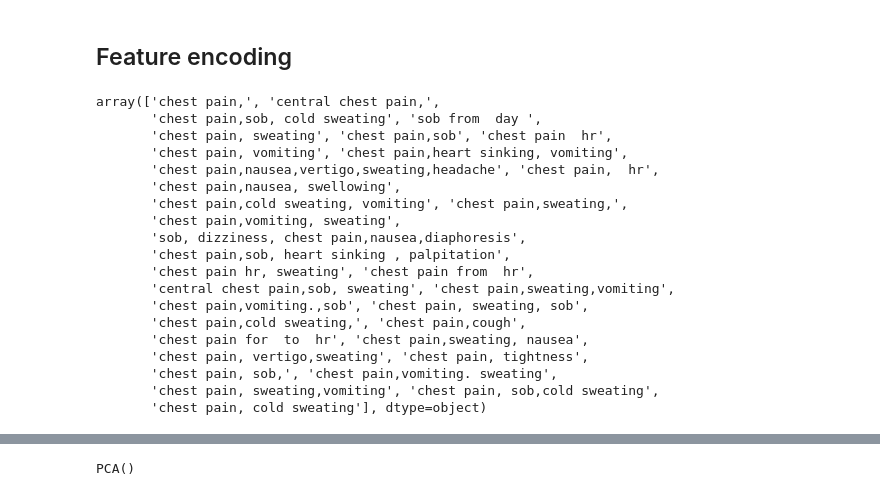
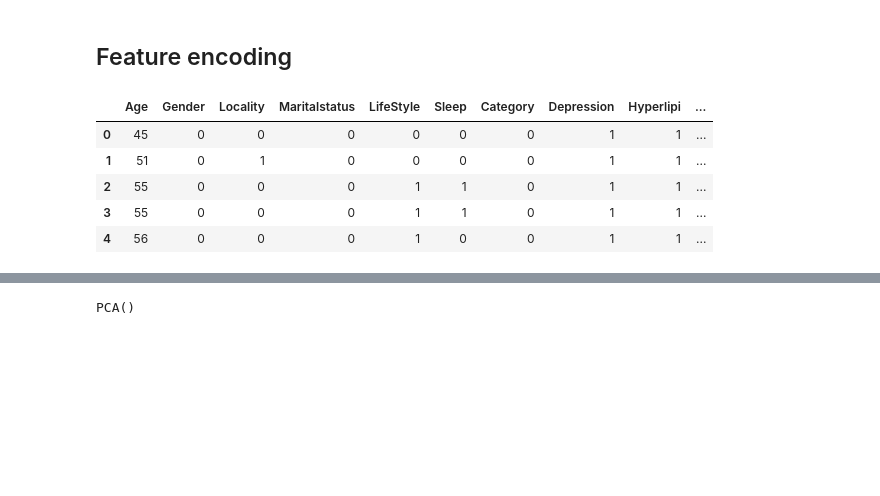
Before and after one commit to miladziekanowska/heart-failure-classification, a Jupyter notebook: Heart_failure_EDA_Modeling.ipynb, the cells around one changed output, grey strips where cells are left out. Saved outputs shown, nothing was run; the diff lists cells and outputs as text; code cells hidden in the pictures; blank space fills up the shorter version.

```diff
--- a/Heart_failure_EDA_Modeling.ipynb
+++ b/Heart_failure_EDA_Modeling.ipynb
@@ -139,10 +141,11 @@ dict_keys(['Age', 'FHistory', 'BP', 'Thrombolysis', 'BUrea', 'SCr', 'SPotassium'
 # %% [markdown]
 ## Feature encoding
 # %%
-yesno_columns = ['LifeStyle', 'Sleep', 'Depression', 'Hyperlipi', 'Smoking', 'Allergies',  'Hypersensitivity']
+yesno_columns = ['LifeStyle', 'Sleep', 'Depression', 'Hyperlipi',
+                 'Smoking', 'Allergies',  'Hypersensitivity', 'HTN']
 
 yesno_map = {'NO': 0, 'YES': 1}
 
-easy_enc_columns = ['Gender', 'Locality', 'Maritalstatus', 'Category']
+easy_enc_columns = ['Gender', 'Locality', 'Maritalstatus', 'Category', 'SKReact']
 
-hard_enc_columns = ['Others', 'CO', 'Diagnosis', 'SKReact']
+hard_enc_columns = ['Others', 'CO', 'Diagnosis']
@@ -178,22 +187,40 @@ df['CO'] = df['CO'].str
 # %%
-df['CO'].unique()
+'''
+When it comes to 'Diagnosis', I do not understand a letter in here
+At work, I would ask someone with medical background to group these
+Since I am doing this alone, I asked ChatGPT to group these and it distinuished a 5 types:
+- myocardial infarctions (MI)
+- NSTEMI (Atypical ST elevation during infarction)
+- STEMI (ST elevation during infarction)
+- other types of heart attacks
+- other diagnosis (not cardiac arrest)
+Most of these are heart failures (cardiac arrests) but in medical aspects are slighly different
+'''
+
+# Let's group it
+for diagnosis in df['Diagnosis'].unique():
+    if "M.I" in diagnosis or "ACUTE" in diagnosis:
+        # myocardial infarctions (MI)
+        df.loc[df['Diagnosis'] == diagnosis, 'Diagnosis'] = 1
+    elif "NSTEMI" in diagnosis:
+        # NSTEMI (Atypical ST elevation during infarction)
+        df.loc[df['Diagnosis'] == diagnosis, 'Diagnosis'] = 2
+    elif "STEMI" in diagnosis:
+        # STEMI (ST elevation during infarction)
+        df.loc[df['Diagnosis'] == diagnosis, 'Diagnosis'] = 3
+    elif "CARDIOGENIC" in diagnosis or "MR" in diagnosis or "LBBB" in diagnosis:
+        # other diagnosis (not cardiac arrest)
+        df.loc[df['Diagnosis'] == diagnosis, 'Diagnosis'] = 4
+    else:
+        # other types of heart attacks
+        df.loc[df['Diagnosis'] == diagnosis, 'Diagnosis'] = 5
+
+
+df.head()
 # %% [output]
-array(['chest pain,', 'central chest pain,',
-       'chest pain,sob, cold sweating', 'sob from  day ',
-       'chest pain, sweating', 'chest pain,sob', 'chest pain  hr',
-       'chest pain, vomiting', 'chest pain,heart sinking, vomiting',
-       'chest pain,nausea,vertigo,sweating,headache', 'chest pain,  hr',
-       'chest pain,nausea, swellowing',
-       'chest pain,cold sweating, vomiting', 'chest pain,sweating,',
-       'chest pain,vomiting, sweating',
-       'sob, dizziness, chest pain,nausea,diaphoresis',
-       'chest pain,sob, heart sinking , palpitation',
-       'chest pain hr, sweating', 'chest pain from  hr',
-       'central chest pain,sob, sweating', 'chest pain,sweating,vomiting',
-       'chest pain,vomiting.,sob', 'chest pain, sweating, sob',
-       'chest pain,cold sweating,', 'chest pain,cough',
-       'chest pain for  to  hr', 'chest pain,sweating, nausea',
-       'chest pain, vertigo,sweating', 'chest pain, tightness',
-       'chest pain, sob,', 'chest pain,vomiting. sweating',
-       'chest pain, sweating,vomiting', 'chest pain, sob,cold sweating',
-       'chest pain, cold sweating'], dtype=object)
+|  | Age | Gender | Locality | Maritalstatus | LifeStyle | Sleep | Category | Depression | Hyperlipi | ... |
+| 0 | 45 | 0 | 0 | 0 | 0 | 0 | 0 | 1 | 1 | ... |
+| 1 | 51 | 0 | 1 | 0 | 0 | 0 | 0 | 1 | 1 | ... |
+| 2 | 55 | 0 | 0 | 0 | 1 | 1 | 0 | 1 | 1 | ... |
+| 3 | 55 | 0 | 0 | 0 | 1 | 1 | 0 | 1 | 1 | ... |
+| 4 | 56 | 0 | 0 | 0 | 1 | 0 | 0 | 1 | 1 | ... |
```
Also changed, not shown: parts of 20 cells of this notebook.
